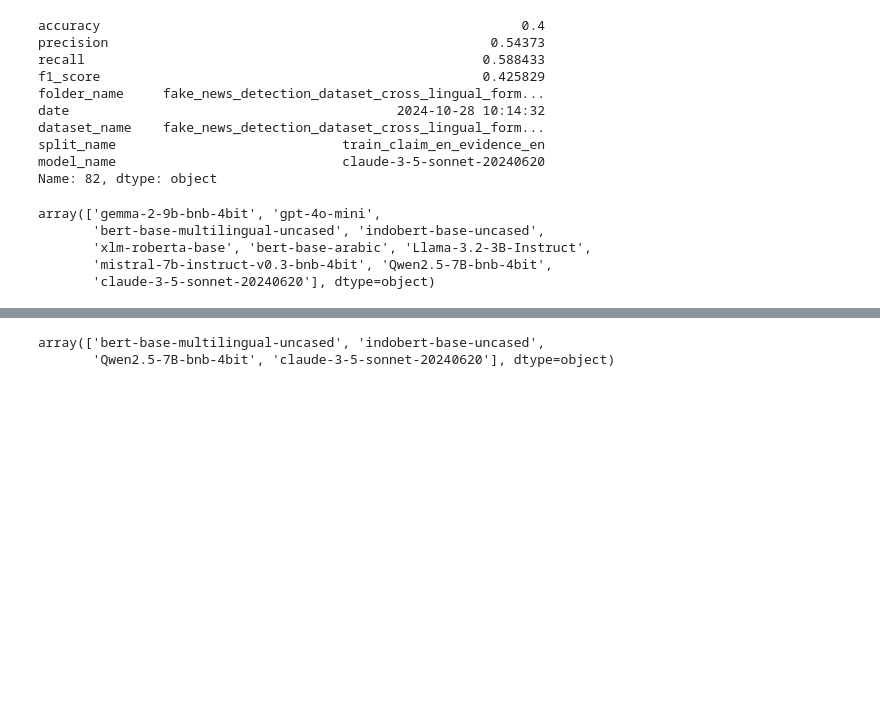
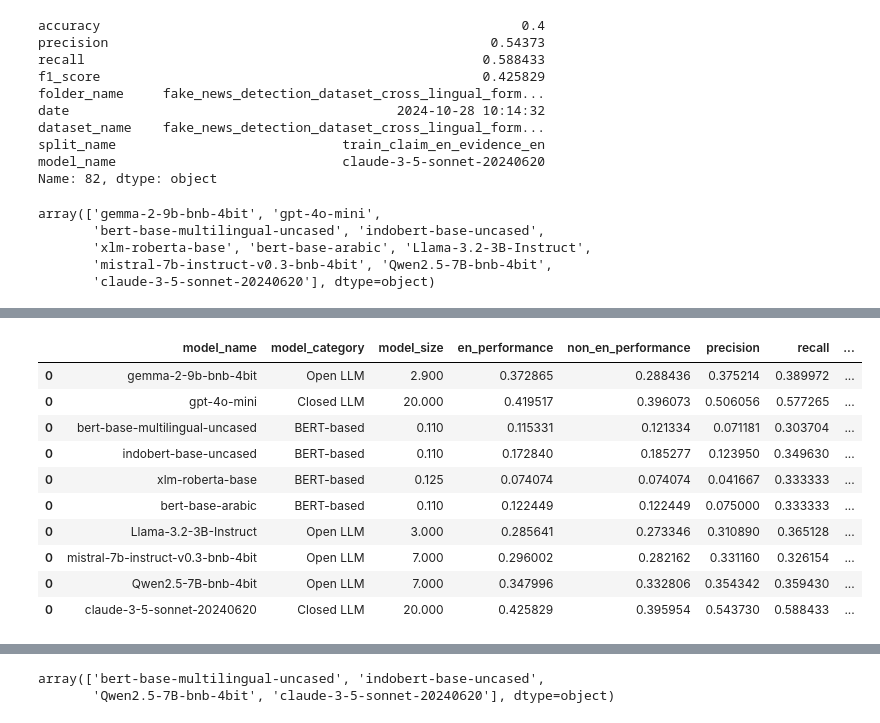
Before and after one commit to Erland366/supertrainer, a Jupyter notebook: notebooks/combine_results.ipynb, the cells around one changed output, grey strips where cells are left out. Drawn from its saved outputs; the diff is of its cells as text; code cells hidden in the pictures; blank space fills up the shorter version.

```diff
--- a/notebooks/combine_results.ipynb
+++ b/notebooks/combine_results.ipynb
@@ -147,0 +324,14 @@ model_map_to_short = {
+# %%
+df_summary
+# %% [output]
+|  | model_name | model_category | model_size | en_performance | non_en_performance | precision | recall | ... |
+| 0 | gemma-2-9b-bnb-4bit | Open LLM | 2.900 | 0.372865 | 0.288436 | 0.375214 | 0.389972 | ... |
+| 0 | gpt-4o-mini | Closed LLM | 20.000 | 0.419517 | 0.396073 | 0.506056 | 0.577265 | ... |
+| 0 | bert-base-multilingual-uncased | BERT-based | 0.110 | 0.115331 | 0.121334 | 0.071181 | 0.303704 | ... |
+| 0 | indobert-base-uncased | BERT-based | 0.110 | 0.172840 | 0.185277 | 0.123950 | 0.349630 | ... |
+| 0 | xlm-roberta-base | BERT-based | 0.125 | 0.074074 | 0.074074 | 0.041667 | 0.333333 | ... |
+| 0 | bert-base-arabic | BERT-based | 0.110 | 0.122449 | 0.122449 | 0.075000 | 0.333333 | ... |
+| 0 | Llama-3.2-3B-Instruct | Open LLM | 3.000 | 0.285641 | 0.273346 | 0.310890 | 0.365128 | ... |
+| 0 | mistral-7b-instruct-v0.3-bnb-4bit | Open LLM | 7.000 | 0.296002 | 0.282162 | 0.331160 | 0.326154 | ... |
+| 0 | Qwen2.5-7B-bnb-4bit | Open LLM | 7.000 | 0.347996 | 0.332806 | 0.354342 | 0.359430 | ... |
+| 0 | claude-3-5-sonnet-20240620 | Closed LLM | 20.000 | 0.425829 | 0.395954 | 0.543730 | 0.588433 | ... |
```
Also changed, not shown: parts of 8 cells of this notebook, 1 other file.
